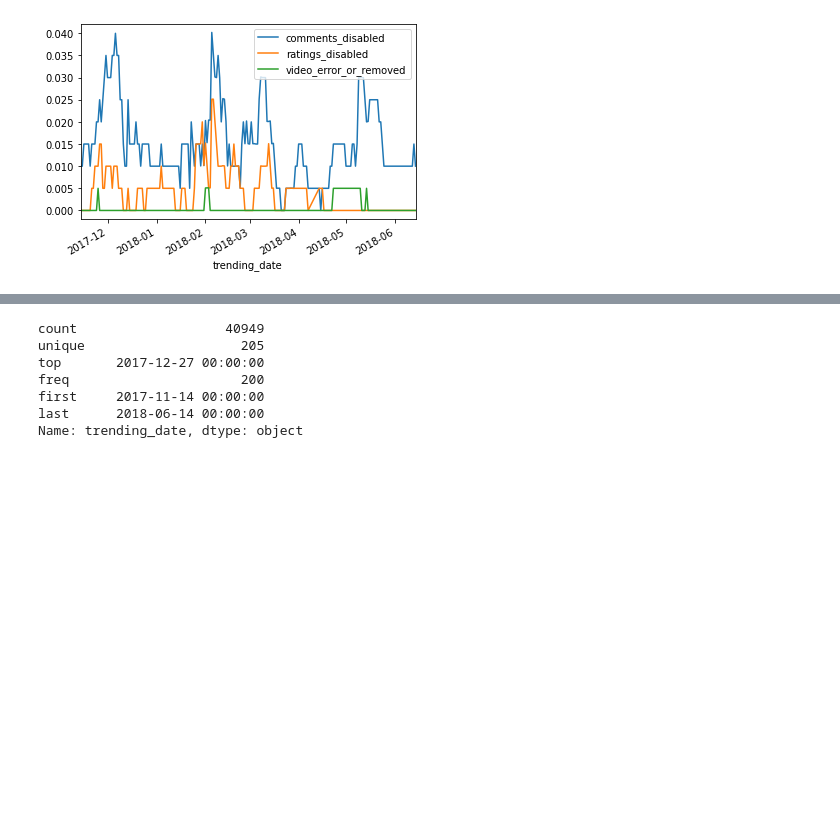
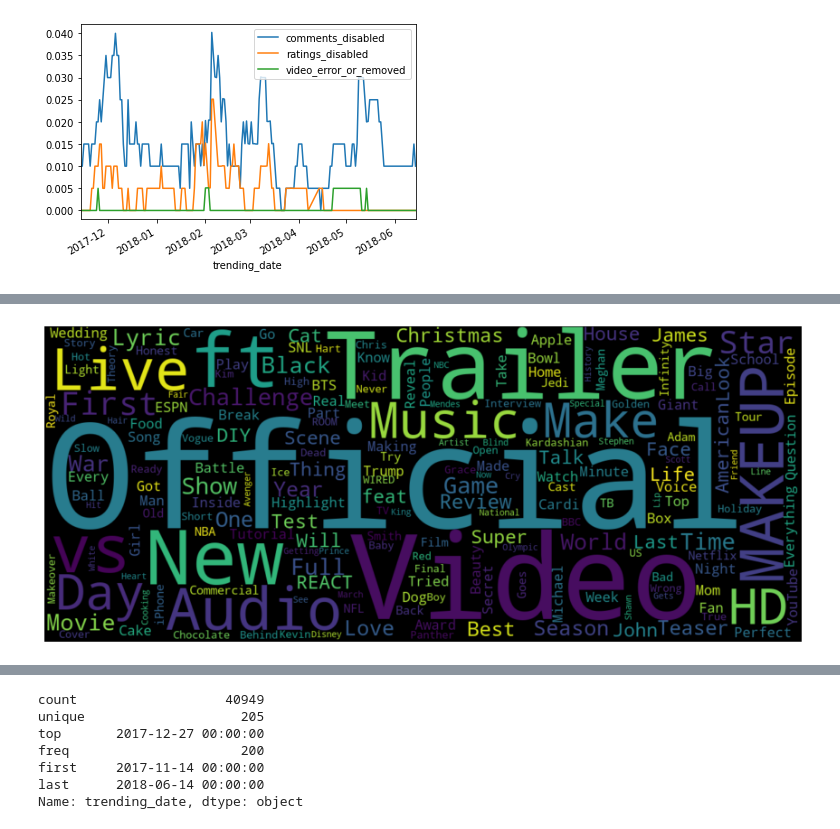
Before and after one commit to Bartosz-Gorka-Archive/youtube-trending-videos, a Jupyter notebook: youtube_trending_videos.ipynb, the cells around one changed output, grey strips where cells are left out. Drawn from its saved outputs; the diff is of its cells as text; code cells hidden in the pictures; blank space fills up the shorter version.

```diff
--- a/youtube_trending_videos.ipynb
+++ b/youtube_trending_videos.ipynb
@@ -330,0 +388,4 @@ _ = pivot_table[['comments_disabled','ratings_disabled','video_error_or_removed'
+# %%
+plt_word_cloud(content[content['country_code'] == 'US']['title'])
+# %% [output]
+[figure, added]
```
Also changed, not shown: parts of 29 cells of this notebook.
